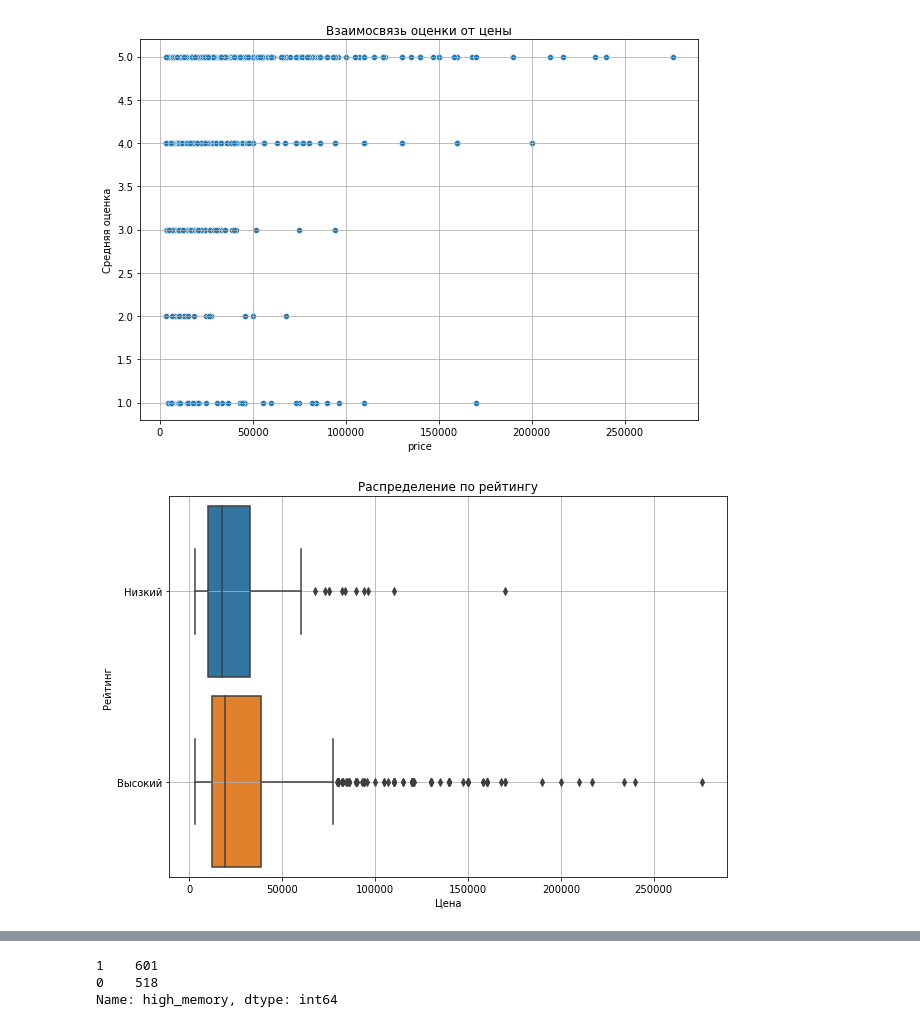
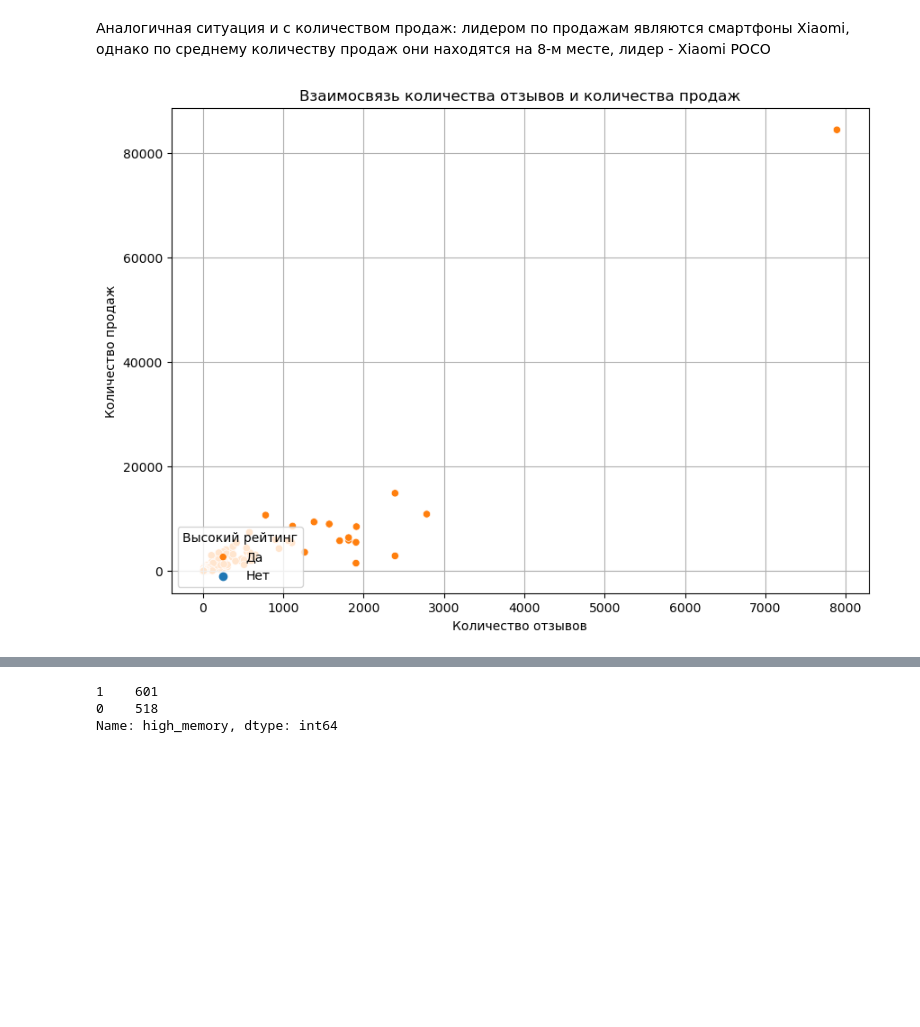
Before and after one commit to YurezSml/Dataton2022, a Jupyter notebook: DataAnalysisVisu.ipynb, the cells around one changed output, grey strips where cells are left out. Drawn from its saved outputs; the diff is of its cells as text; code cells hidden in the pictures; blank space fills up the shorter version.

```diff
--- a/DataAnalysisVisu.ipynb
+++ b/DataAnalysisVisu.ipynb
@@ -4,7 +4,7 @@ import numpy as np
 import seaborn as sns
 import matplotlib.pyplot as plt
 # %%
-df = pd.read_csv('Dataset_final_V4.csv')
+df = pd.read_csv('Dataset_final_V4.csv', index_col=0)
 df
 # %% [output]
 |  | name | discount | price | discount_price | brand | feedbacks | rating | link | high_rating | ... |
@@ -91,28 +192,18 @@ rating_count.plot.bar(ylabel='Доля смартфонов, %', xlabel='рей
+# %% [markdown]
+Аналогичная ситуация и с количеством продаж: лидером по продажам являются смартфоны Xiaomi, однако по среднему количеству продаж они находятся на 8-м месте, лидер - Xiaomi POCO
 # %%
 fig = plt.figure(figsize=(10, 7))
 scatterplot = sns.scatterplot(
     data=df,
-    x="price",
-    y="rating")
-scatterplot.set_title('Взаимосвязь оценки от цены')
-scatterplot.set_xlabel('price')
-scatterplot.set_ylabel('Средняя оценка')
+    x="feedbacks",
+    y="sales_count",
+    hue="high_rating")
+scatterplot.set_title('Взаимосвязь количества отзывов и количества продаж')
+scatterplot.set_xlabel('Количество отзывов')
+scatterplot.set_ylabel('Количество продаж')
+scatterplot.legend(title='Высокий рейтинг',
+                   loc='lower left',
+                   labels=['Да', 'Нет'])
 scatterplot.grid();
 # %% [output]
-[figure, old version]
+[figure, new version]
-# %%
-fig = plt.figure(figsize=(10, 7))
-boxplot = sns.boxplot(
-    data=df,
-    y='high_rating',
-    x='price',
-    orient='h',
-    width=0.9
-)
-boxplot.set_title('Распределение по рейтингу')
-boxplot.set_xlabel('Цена')
-boxplot.set_ylabel('Рейтинг')
-boxplot.set_yticklabels(['Низкий','Высокий'])
-boxplot.grid();
-# %% [output]
-[figure, removed]
```
Also changed, not shown: parts of 35 cells of this notebook.
